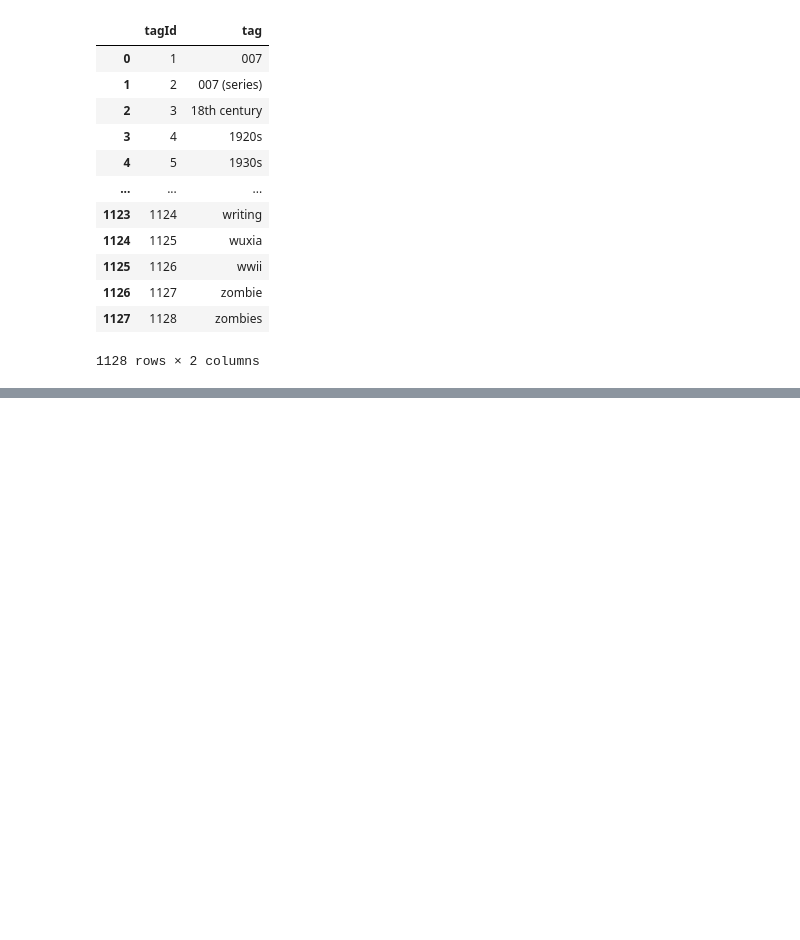
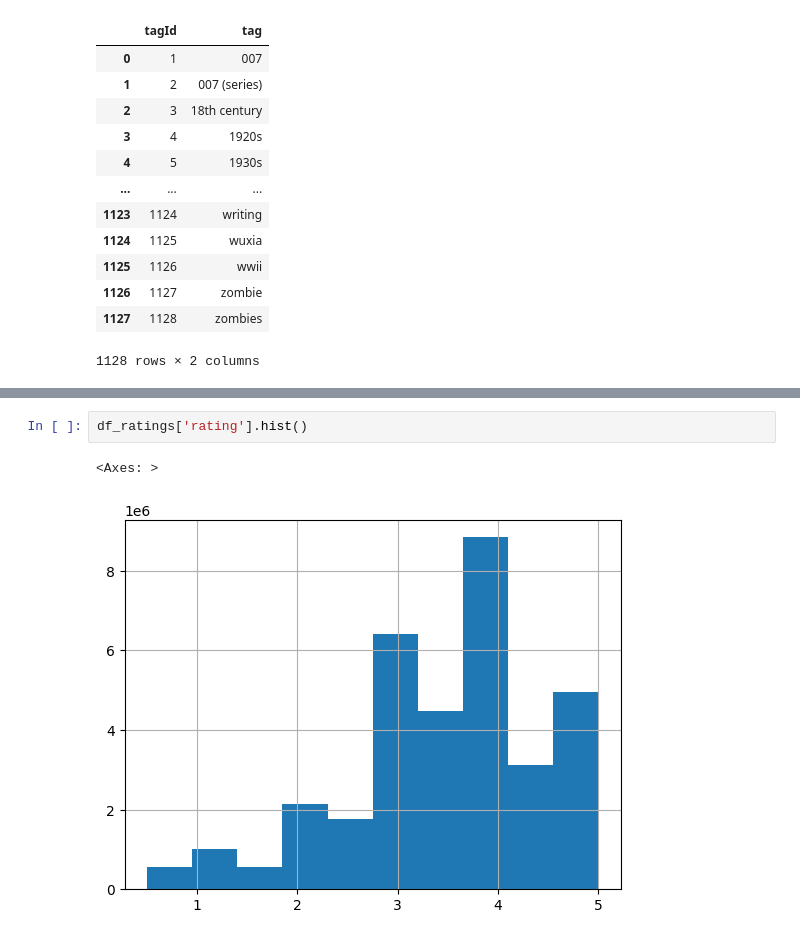
Before and after one commit to mausneg/Movie-Lens-Recommendation-System, a Jupyter notebook: submission.ipynb, the cells around one changed output, grey strips where cells are left out. Saved outputs shown, nothing was run; the diff lists cells and outputs as text; blank space fills up the shorter version.

```diff
--- a/submission.ipynb
+++ b/submission.ipynb
@@ -89,0 +255,5 @@ df_genome_tags
+# %%
+df_ratings['rating'].hist()
+# %% [output]
+<Axes: >
+[figure, added]
```
Also changed, not shown: parts of 29 cells of this notebook.
